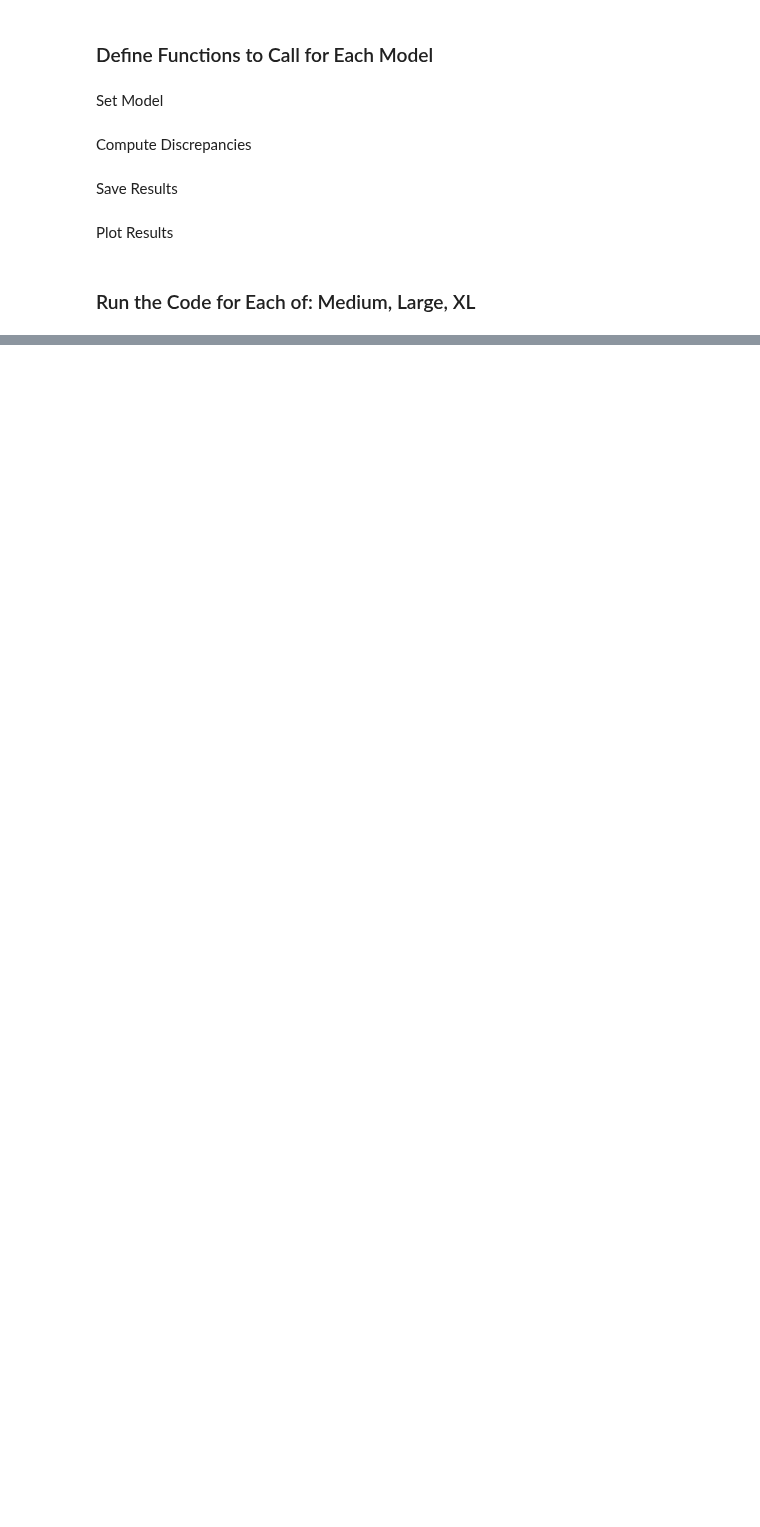
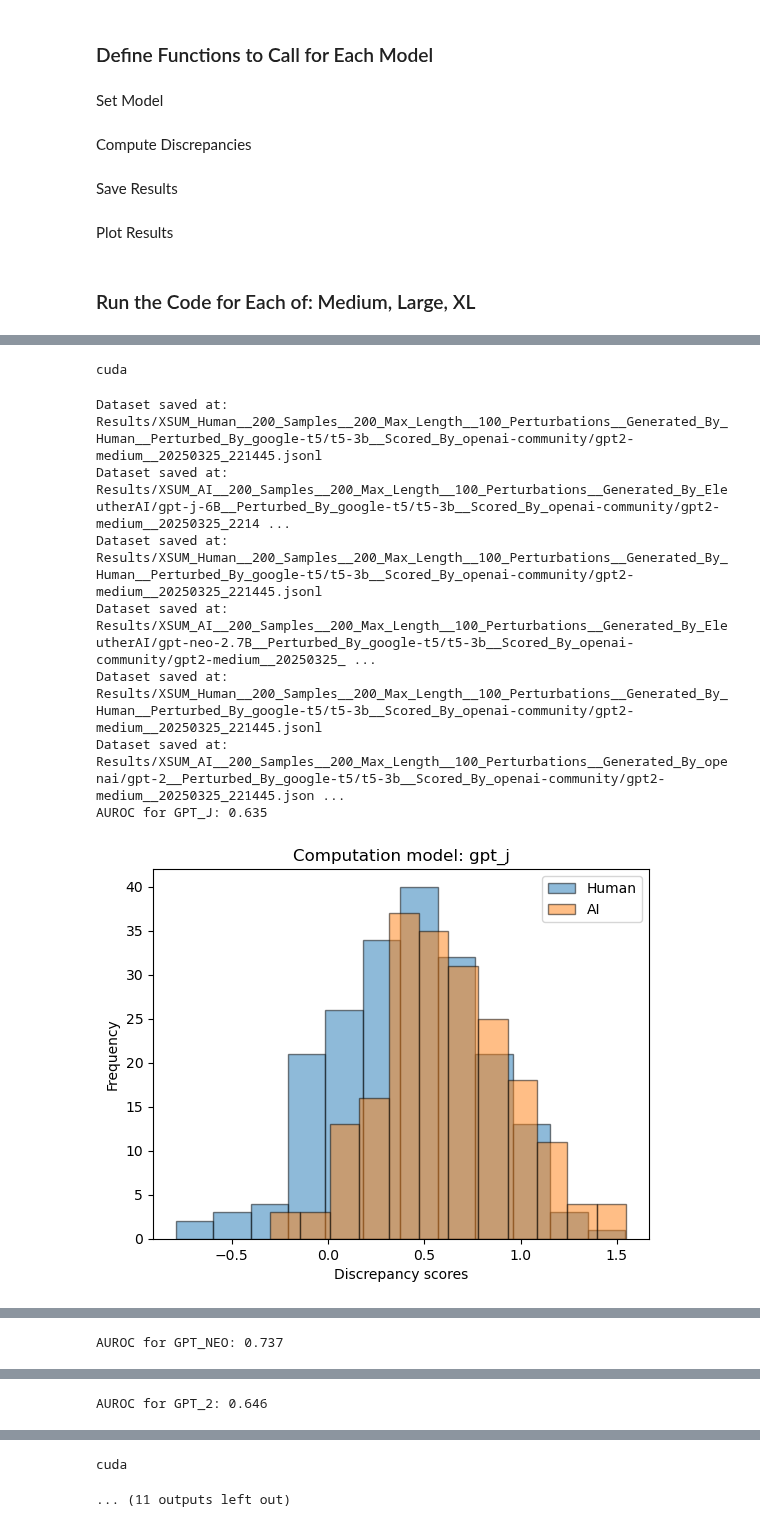
Before and after one commit to Popolishka1/Statistical-Natural-Language-Processing, a Jupyter notebook: Notebooks/Discrepancy_Computations_for_Extra_Models.ipynb, the cells around one changed output, grey strips where cells are left out. Drawn from its saved outputs; the diff is of its cells as text; code cells hidden in the pictures; blank space fills up the shorter version.

Commit message:
Minor fixes for the discrepancy computation for extra models notebook

```diff
--- a/Notebooks/Discrepancy_Computations_for_Extra_Models.ipynb
+++ b/Notebooks/Discrepancy_Computations_for_Extra_Models.ipynb
@@ -68,13 +70,13 @@ def load_and_validate_jsonl_perturbations(file_path):
 # %% [markdown]
 ### Computation Functions
 # %%
-def get_ll(text):
+def get_ll(text, computation_model, computation_tokenizer):
     with torch.no_grad():
         tokenized = computation_tokenizer(text, return_tensors="pt", truncation=True, max_length=1024).to(DEVICE)
         labels = tokenized.input_ids
         output = computation_model(**tokenized, labels=labels)
-        avg_ll = -output.loss.item() # Loss is already averaged over tokens
+        avg_ll = -output.loss.item()
     return avg_ll
 
-def get_lls(texts):
-    return [get_ll(text) for text in texts]
+def get_lls(texts, computation_model, computation_tokenizer):
+    return [get_ll(text, computation_model, computation_tokenizer) for text in texts]
@@ -125,7 +117,7 @@ def compute_detectgpt_discrepancy(log_probs_per_text_base: list,
 
     return discrepancy_scores
 # %%
-def compare_log_prob(original_texts, all_perturbed_texts, n_perturbation=100):
+def compare_log_prob(original_texts, all_perturbed_texts, computation_model, computation_tokenizer, n_perturbation=100):
     """
     Compares log probs of original text vs list of JSONs perturbed texts
     Args:
@@ -145,7 +137,7 @@ def compare_log_prob(original_texts, all_perturbed_texts, n_perturbation=100):
     num_samples = len(list_original_texts)
 
     # Calculate log prob for original text in batch
-    log_probs_per_text_base = get_lls(texts=list_original_texts)
+    log_probs_per_text_base = get_lls(list_original_texts, computation_model, computation_tokenizer)
 
     # Iterate
     for perturbation_idx in tqdm(range(n_perturbation)):
@@ -154,7 +146,7 @@ def compare_log_prob(original_texts, all_perturbed_texts, n_perturbation=100):
         perturbed_texts = all_perturbed_texts[perturbation_idx]
 
         # Calculate log prob
-        log_probs_per_text_tran = get_lls(texts=perturbed_texts)
+        log_probs_per_text_tran = get_lls(perturbed_texts, computation_model, computation_tokenizer)
 
         # Organize results by original text
         for j in range(num_samples):
@@ -240,7 +232,7 @@ def clear_cuda_cache():
 Set Dictionaries
 # %%
 # Set a dictionary of models to iterate over
-orig = [["EleutherAI", "gpt-j-6B"], ["EleutherAI", "gpt_neo_2.7B"], ["openai-community", "gpt2"]]
+orig = [["EleutherAI", "gpt-j-6B"], ["EleutherAI", "gpt-neo-2.7B"], ["openai-community", "gpt2"]]
 
 # Create a dictionary to store the text outputs
 orig_human_texts = {}
@@ -443,11 +443,11 @@ def create_dictionaries():
 
     return log_probs_original, log_probs_perturbed, discrepancies, results
 # %%
-def compute_discrepancies(log_probs_original, log_probs_perturbed, discrepancies, results):
+def compute_discrepancies(log_probs_original, log_probs_perturbed, discrepancies, results, computation_model, computation_tokenizer):
     clear_cuda_cache()
 
     for text in original_texts:
-        log_probs_original[text], log_probs_perturbed[text] = compare_log_prob(original_texts[text], perturbed_texts[text], NUM_PERTURBATIONS)
+        log_probs_original[text], log_probs_perturbed[text] = compare_log_prob(original_texts[text], perturbed_texts[text], computation_model, computation_tokenizer, NUM_PERTURBATIONS)
         discrepancies[text] = compute_detectgpt_discrepancy(log_probs_original[text], log_probs_perturbed[text], normalization=True)
 
         results[text] = {}
@@ -494,6 +494,7 @@ twos = ['gpt2-medium', 'gpt2-large', 'gpt2-xl']
 for MODEL in twos:
     CACHE_DIR, COMPUTATION_MODEL_NAME, computation_model, computation_tokenizer = set_computation_model(MODEL)
     LOG_PROBS_ORIGINAL, LOG_PROBS_PERTURBED, DISCREPANCIES, RESULTS = create_dictionaries()
-    RESULTS = compute_discrepancies(LOG_PROBS_ORIGINAL, LOG_PROBS_PERTURBED, DISCREPANCIES, RESULTS)
+    RESULTS = compute_discrepancies(LOG_PROBS_ORIGINAL, LOG_PROBS_PERTURBED, DISCREPANCIES, RESULTS, computation_model, computation_tokenizer)
     save_discrepancies(RESULTS, COMPUTATION_MODEL_NAME)
     plot_results(RESULTS)
+# %% [output]
@@ -499,0 +502,9 @@ for MODEL in twos:
+cuda
+Dataset saved at: Results/XSUM_Human__200_Samples__200_Max_Length__100_Perturbations__Generated_By_Human__Perturbed_By_google-t5/t5-3b__Scored_By_openai-community/gpt2-medium__20250325_221445.jsonl
+Dataset saved at: Results/XSUM_AI__200_Samples__200_Max_Length__100_Perturbations__Generated_By_EleutherAI/gpt-j-6B__Perturbed_By_google-t5/t5-3b__Scored_By_openai-community/gpt2-medium__20250325_2214 ...
+Dataset saved at: Results/XSUM_Human__200_Samples__200_Max_Length__100_Perturbations__Generated_By_Human__Perturbed_By_google-t5/t5-3b__Scored_By_openai-community/gpt2-medium__20250325_221445.jsonl
+Dataset saved at: Results/XSUM_AI__200_Samples__200_Max_Length__100_Perturbations__Generated_By_EleutherAI/gpt-neo-2.7B__Perturbed_By_google-t5/t5-3b__Scored_By_openai-community/gpt2-medium__20250325_ ...
+Dataset saved at: Results/XSUM_Human__200_Samples__200_Max_Length__100_Perturbations__Generated_By_Human__Perturbed_By_google-t5/t5-3b__Scored_By_openai-community/gpt2-medium__20250325_221445.jsonl
+Dataset saved at: Results/XSUM_AI__200_Samples__200_Max_Length__100_Perturbations__Generated_By_openai/gpt-2__Perturbed_By_google-t5/t5-3b__Scored_By_openai-community/gpt2-medium__20250325_221445.json ...
+AUROC for GPT_J: 0.635
+[figure, added]
@@ -499,0 +512 @@ for MODEL in twos:
+AUROC for GPT_NEO: 0.737
@@ -499,0 +515 @@ for MODEL in twos:
+AUROC for GPT_2: 0.646
@@ -499,0 +518,2 @@ for MODEL in twos:
+cuda
+... (11 outputs left out)
```
Also changed, not shown: parts of 4 cells of this notebook.
